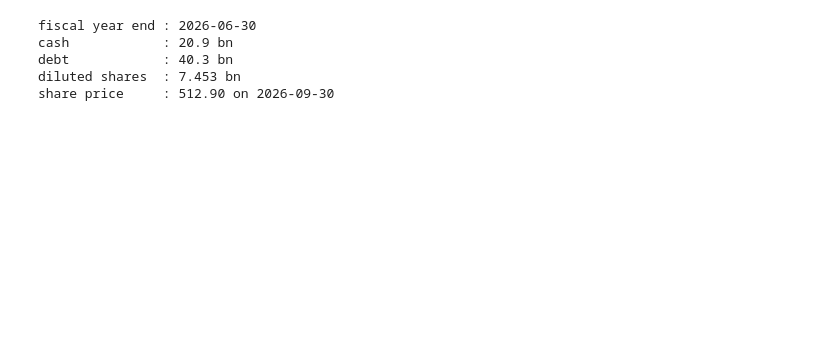
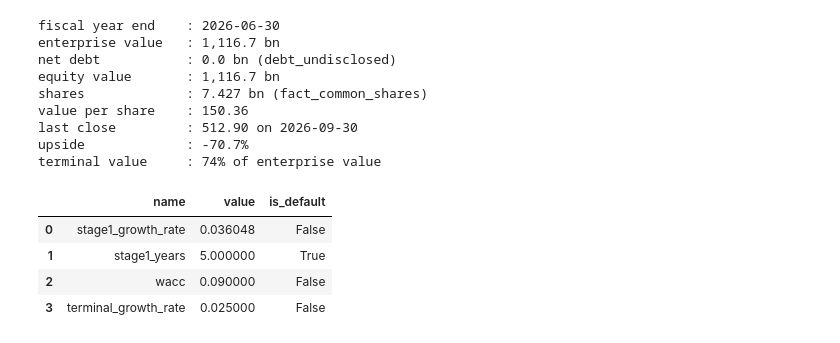
Before and after one commit to valuein/valuein, a Jupyter notebook: examples/notebooks/10_dcf_valuation.ipynb, the cells around one changed output. Cells and saved outputs as stored; diff of their text form; code cells hidden in the pictures; blank space fills up the shorter version.

```diff
--- a/examples/notebooks/10_dcf_valuation.ipynb
+++ b/examples/notebooks/10_dcf_valuation.ipynb
@@ -86,21 +100,30 @@ different concepts by different companies, so take the first one available.
 # %%
-balance = annual(["CashAndEquivalents", "TotalDebt", "LongTermDebtTotal", "LongTermDebt",
-                  "ShortTermDebt", "WeightedAvgSharesDiluted"])
-latest = balance.iloc[-1]
-debt = next(latest[c] for c in ["TotalDebt", "LongTermDebtTotal", "LongTermDebt"]
-            if c in latest and pd.notna(latest[c]))
-cash = latest["CashAndEquivalents"]
-shares = latest["WeightedAvgSharesDiluted"]
-price = client.stock_price(TICKER)
-print(f"fiscal year end : {balance.index[-1]:%Y-%m-%d}")
-print(f"cash            : {cash / 1e9:,.1f} bn")
-print(f"debt            : {debt / 1e9:,.1f} bn")
-print(f"diluted shares  : {shares / 1e9:,.3f} bn")
-print(f"share price     : {price['close'].iloc[0]:,.2f} on {price['price_date'].iloc[0]:%Y-%m-%d}")
+growth = float(np.clip(historical_growth, 0.0, 0.15))
+result = client.dcf(TICKER, stage1_growth_rate=growth, wacc=0.09, terminal_growth_rate=0.025)
+
+print(f"fiscal year end    : {result.period_end}")
+print(f"enterprise value   : {result.enterprise_value / 1e9:,.1f} bn")
+print(f"net debt           : {result.net_debt / 1e9:,.1f} bn ({result.net_debt_basis})")
+print(f"equity value       : {result.equity_value / 1e9:,.1f} bn")
+print(f"shares             : {result.shares_outstanding / 1e9:,.3f} bn ({result.shares_source})")
+print(f"value per share    : {result.value_per_share:,.2f}")
+print(f"last close         : {result.price:,.2f} on {result.price_date}")
+print(f"upside             : {result.upside:+.1%}")
+print(f"terminal value     : {result.terminal_value_pct:.0%} of enterprise value")
+pd.DataFrame([a.model_dump() for a in result.assumptions])
 # %% [output]
-fiscal year end : 2026-06-30
-cash            : 20.9 bn
-debt            : 40.3 bn
-diluted shares  : 7.453 bn
-share price     : 512.90 on 2026-09-30
+fiscal year end    : 2026-06-30
+enterprise value   : 1,116.7 bn
+net debt           : 0.0 bn (debt_undisclosed)
+equity value       : 1,116.7 bn
+shares             : 7.427 bn (fact_common_shares)
+value per share    : 150.36
+last close         : 512.90 on 2026-09-30
+upside             : -70.7%
+terminal value     : 74% of enterprise value
+|  | name | value | is_default |
+| 0 | stage1_growth_rate | 0.036048 | False |
+| 1 | stage1_years | 5.000000 | True |
+| 2 | wacc | 0.090000 | False |
+| 3 | terminal_growth_rate | 0.025000 | False |
 # %% [markdown]
```
Also changed, not shown: parts of 24 cells of this notebook, 41 other files.
